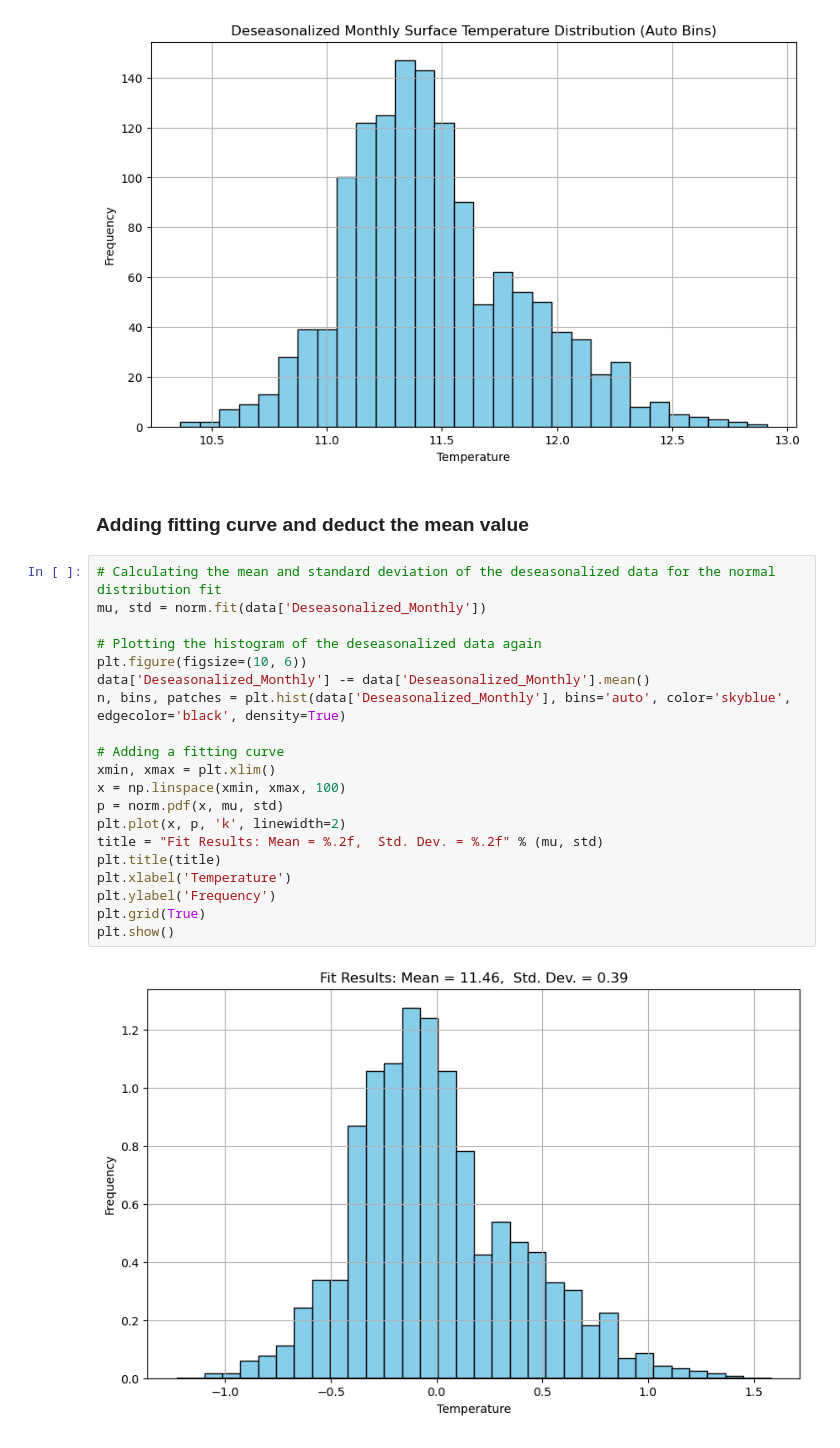
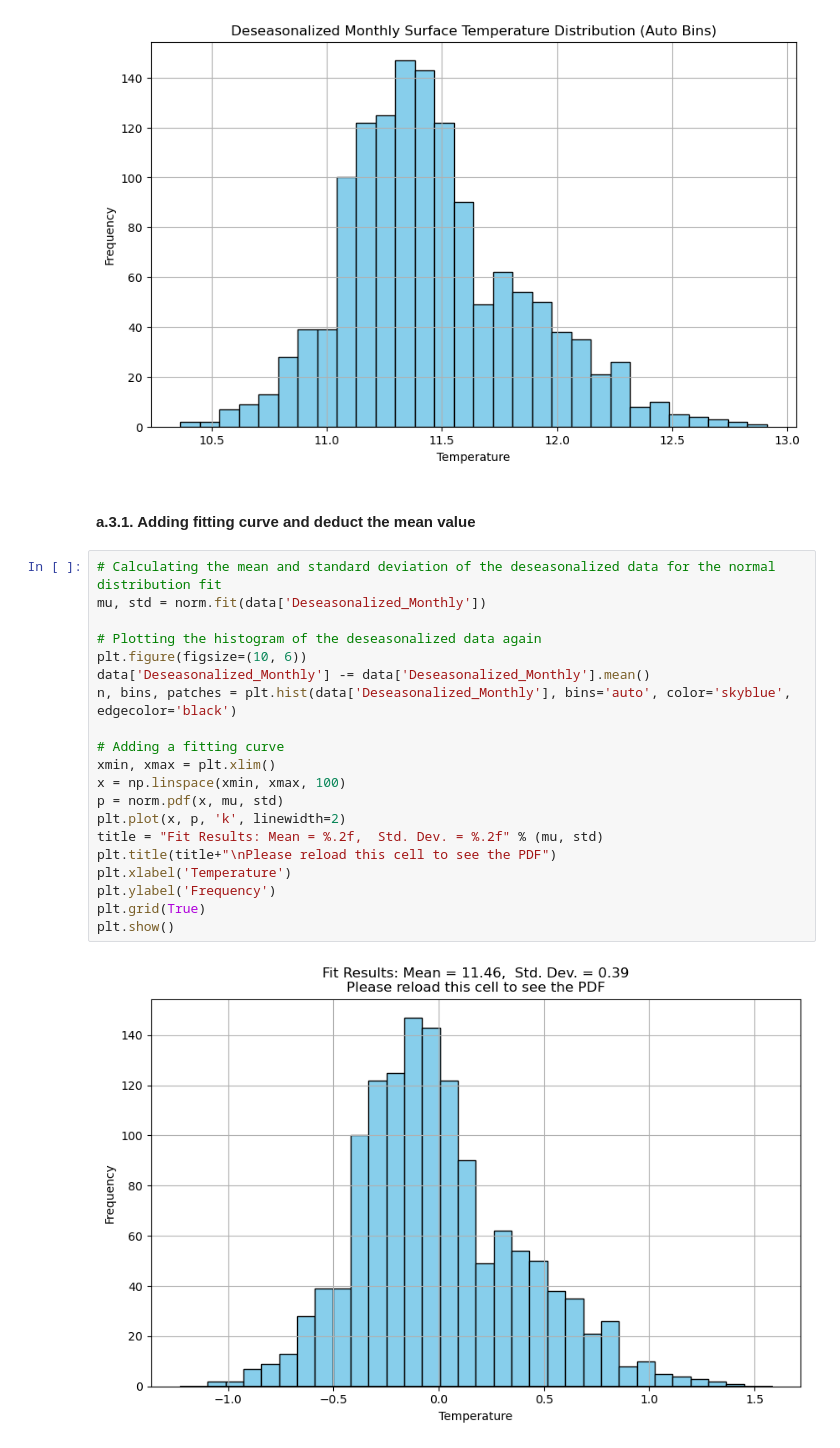
Before and after one commit to Ludong0909/Statistics, a Jupyter notebook: hw1.ipynb, the cells around one changed output. Saved outputs shown, nothing was run; the diff lists cells and outputs as text.

```diff
--- a/hw1.ipynb
+++ b/hw1.ipynb
@@ -50,27 +54,27 @@ plt.show()
 # %% [output]
 [figure]
 # %% [markdown]
-### Adding fitting curve and deduct the mean value
+#### a.3.1. Adding fitting curve and deduct the mean value
 # %%
 # Calculating the mean and standard deviation of the deseasonalized data for the normal distribution fit
 mu, std = norm.fit(data['Deseasonalized_Monthly'])
 
 # Plotting the histogram of the deseasonalized data again
 plt.figure(figsize=(10, 6))
 data['Deseasonalized_Monthly'] -= data['Deseasonalized_Monthly'].mean()
-n, bins, patches = plt.hist(data['Deseasonalized_Monthly'], bins='auto', color='skyblue', edgecolor='black', density=True)
+n, bins, patches = plt.hist(data['Deseasonalized_Monthly'], bins='auto', color='skyblue', edgecolor='black')
 
 # Adding a fitting curve
 xmin, xmax = plt.xlim()
 x = np.linspace(xmin, xmax, 100)
 p = norm.pdf(x, mu, std)
 plt.plot(x, p, 'k', linewidth=2)
 title = "Fit Results: Mean = %.2f,  Std. Dev. = %.2f" % (mu, std)
-plt.title(title)
+plt.title(title+"\nPlease reload this cell to see the PDF")
 plt.xlabel('Temperature')
 plt.ylabel('Frequency')
 plt.grid(True)
 plt.show()
 # %% [output]
-[figure, old version]
+[figure, new version]
 # %% [markdown]
```
Also changed, not shown: parts of 8 cells of this notebook.
